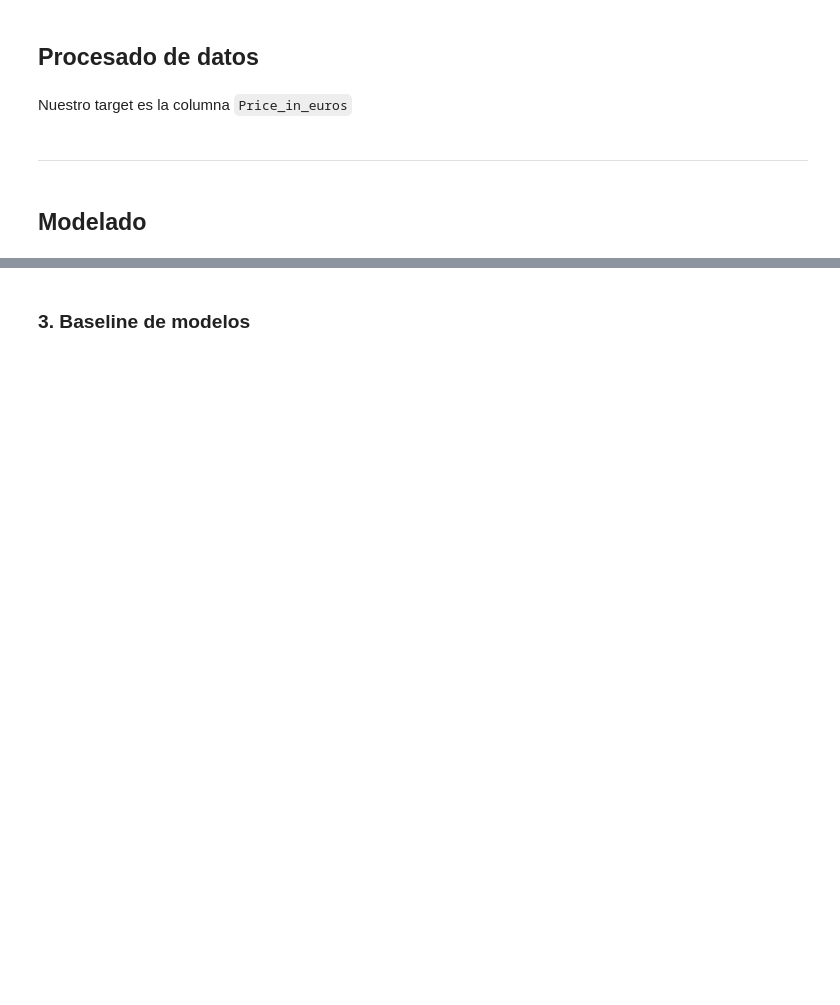
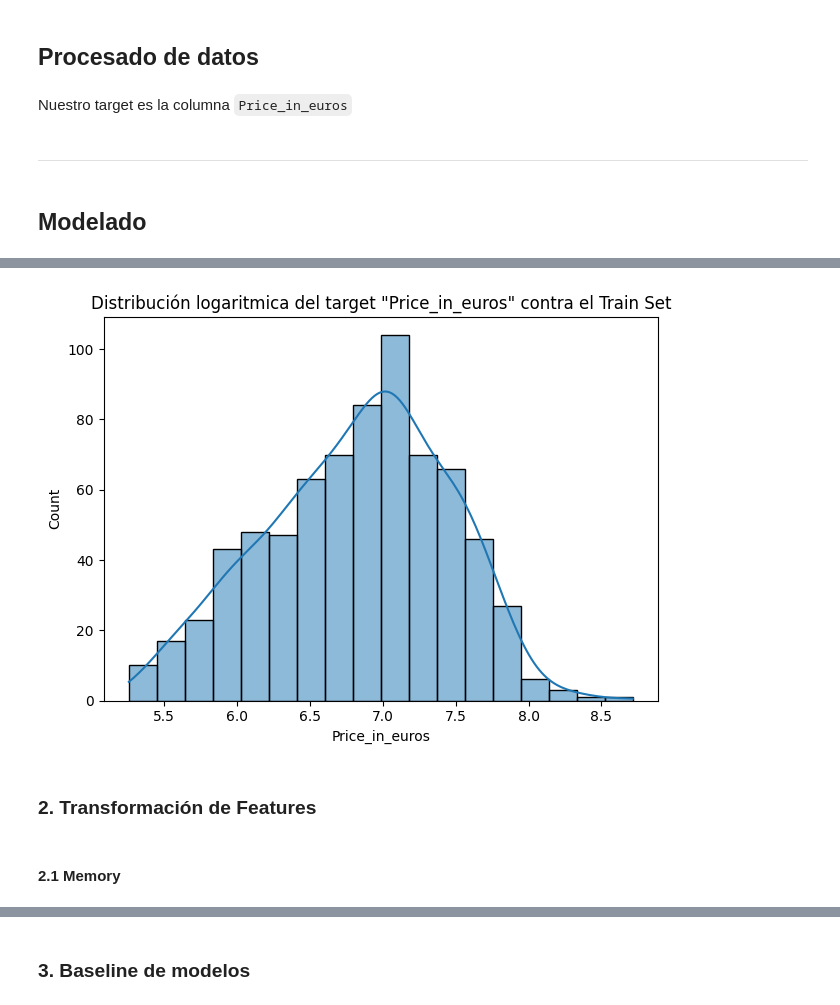
Before and after one commit to rafaneda7/ONLINE_DS_THEBRIDGE_RAFAELNEDA, a Jupyter notebook: Masterclass/Kaggle/Kaggle_submission.ipynb, the cells around one changed output, grey strips where cells are left out. Saved outputs shown, nothing was run; the diff lists cells and outputs as text; code cells hidden in the pictures; blank space fills up the shorter version.

```diff
--- a/Masterclass/Kaggle/Kaggle_submission.ipynb
+++ b/Masterclass/Kaggle/Kaggle_submission.ipynb
@@ -151,0 +194,7 @@ Name: Price_in_euros, Length: 729, dtype: float64
+# %%
+sns.histplot(np.log(train_set[target]), kde=True)
+plt.title('Distribución logaritmica del target "Price_in_euros" contra el Train Set')
+plt.tight_layout()
+plt.show()
+# %% [output]
+[figure, added]
@@ -151,0 +204,4 @@ Name: Price_in_euros, Length: 729, dtype: float64
+# %% [markdown]
+### 2. Transformación de Features
+# %% [markdown]
+#### 2.1 Memory
```
Also changed, not shown: parts of 35 cells of this notebook, 10 other files.
